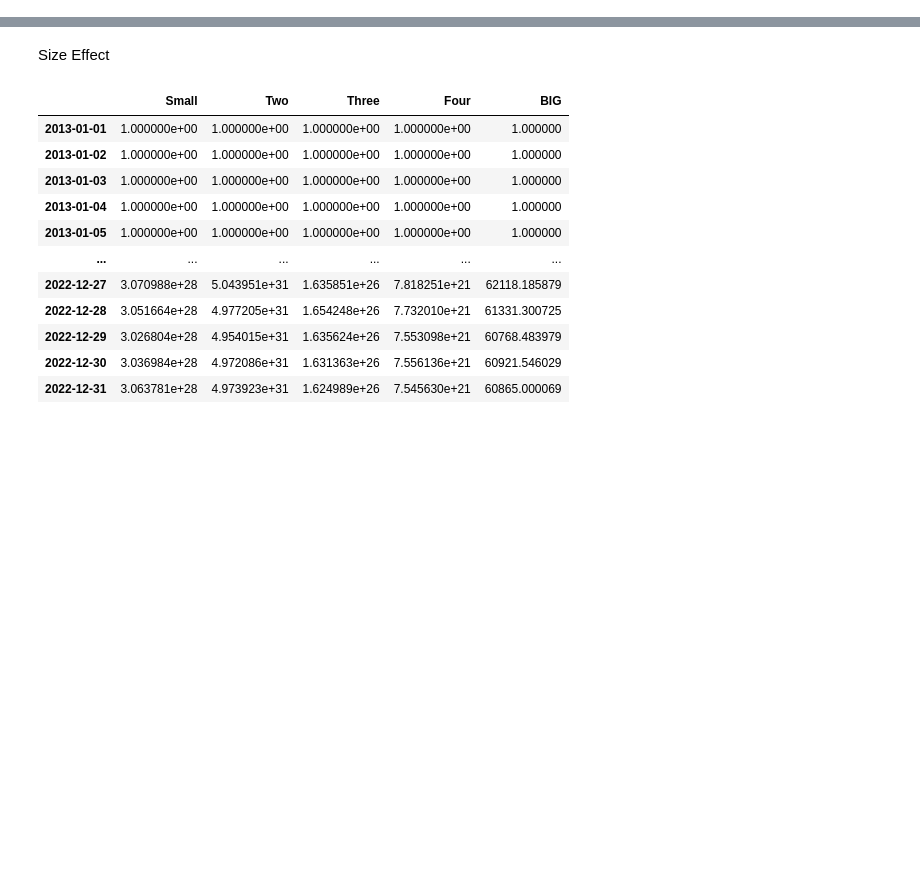
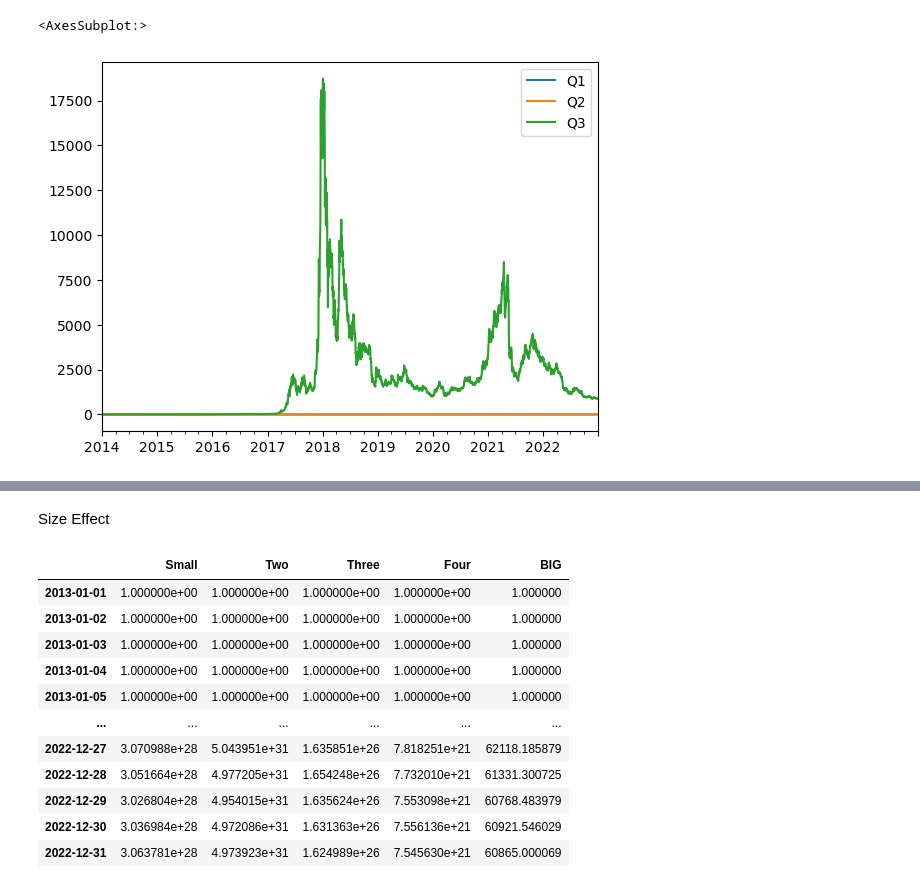
Before and after one commit to Jack-ryu/crypto_paper, a Jupyter notebook: z_progress.ipynb, the cells around one changed output, grey strips where cells are left out. Cells and saved outputs as stored; diff of their text form; code cells hidden in the pictures; blank space fills up the shorter version.

```diff
--- a/z_progress.ipynb
+++ b/z_progress.ipynb
@@ -218 +213,6 @@ Q
+# %%
+Q.plot()
+# %% [output]
+<AxesSubplot:>
+[figure, added]
 # %%
```
Also changed, not shown: parts of 16 cells of this notebook, 5 other files.
